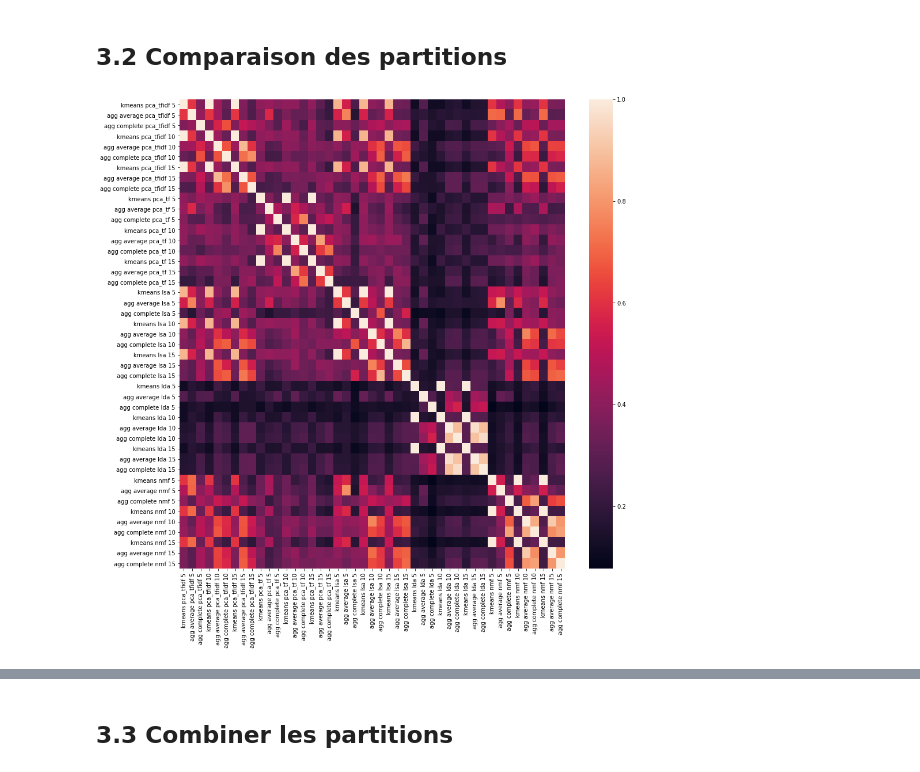
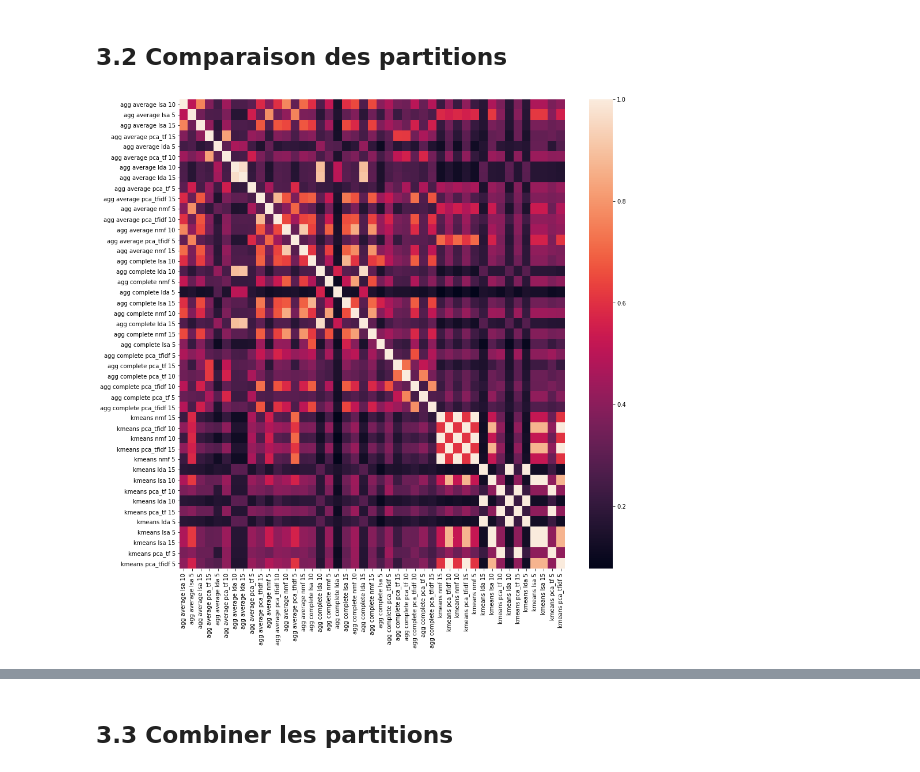
Before and after one commit to AchilleBaucher/confiance_diffusion, a Jupyter notebook: jupyter/organized_clustering.ipynb, the cells around one changed output, grey strips where cells are left out. Cells and saved outputs as stored; diff of their text form; code cells hidden in the pictures.

```diff
--- a/jupyter/organized_clustering.ipynb
+++ b/jupyter/organized_clustering.ipynb
@@ -204,9 +204,9 @@ from sklearn.metrics.cluster import adjusted_rand_score
 # %%
 plt.figure(figsize = (15,15))
 selection = all_parts
-pt = pd.DataFrame(selection,columns = ['vec','method','opt','clusters'])
-partitions = np.array([i[3] for i in selection])
+pt = pd.DataFrame(selection,columns = ['vec','method','opt','clusters']).sort_values(by = 'method')
+partitions = np.array([i for i in pt.clusters])
 matrix_ARI = pairwise_distances(partitions,metric = adjusted_rand_score)
 sns.heatmap(matrix_ARI, xticklabels=pt.method+' '+pt.vec+' ' +pt.opt.apply(str), yticklabels=pt.method+' '+pt.vec+' '+pt.opt.apply(str));
 # %% [output]
-[figure, old version]
+[figure, new version]
```
Also changed, not shown: parts of 21 cells of this notebook, 5 other files.
